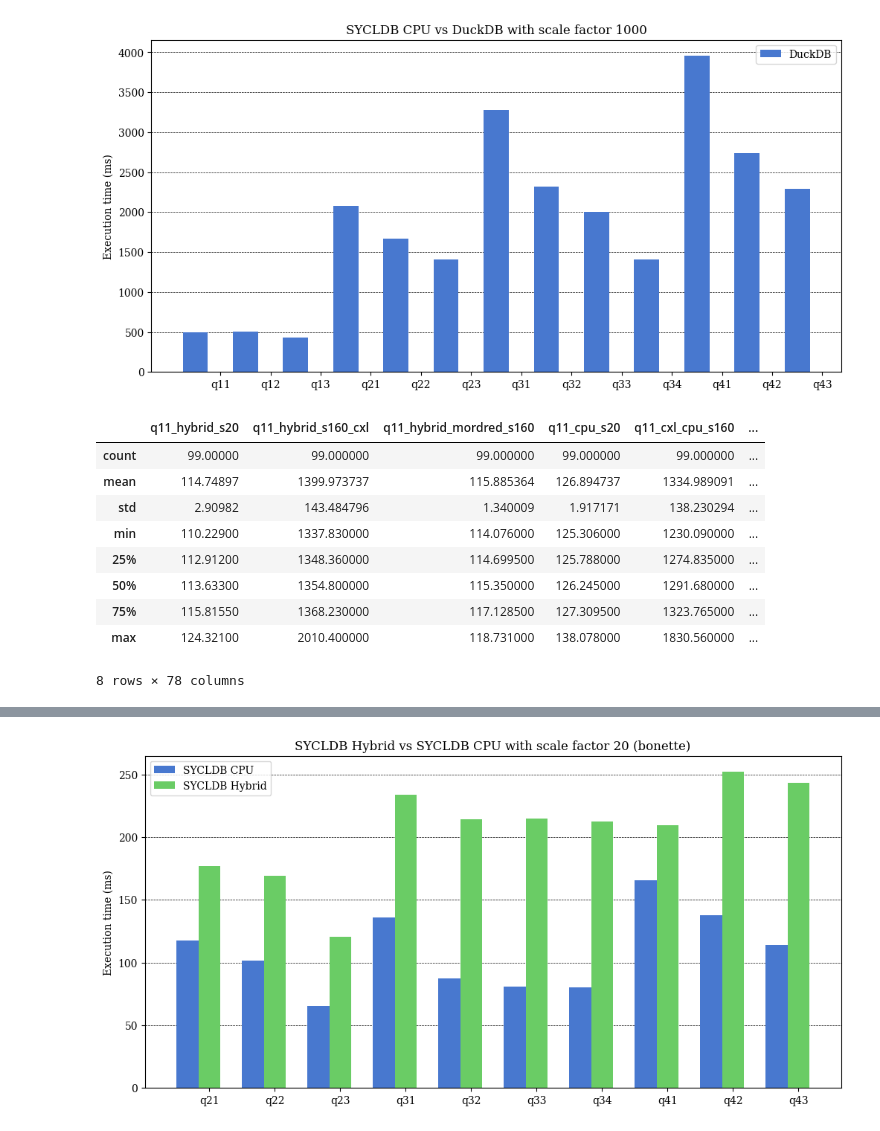
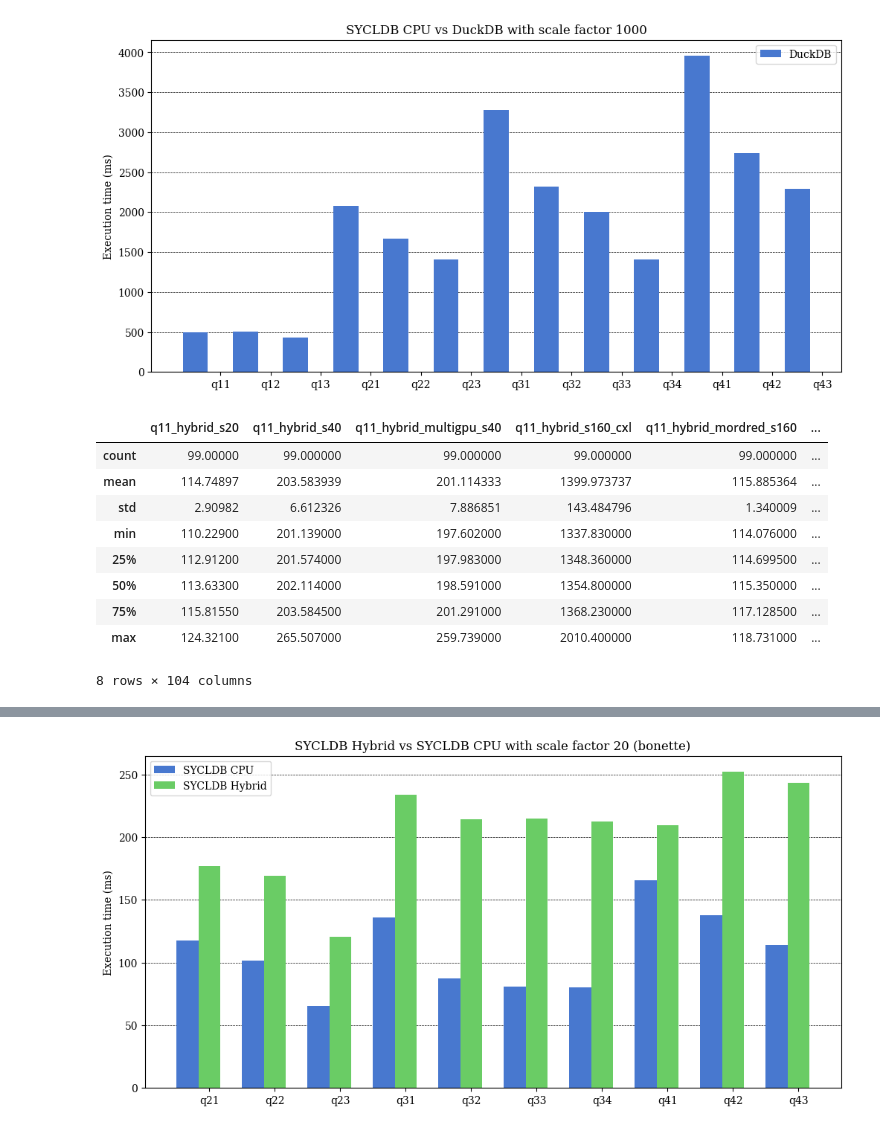
Before and after one commit to Maestro-Zacht/sycldb-calcite-executor, a Jupyter notebook: performances/perf.ipynb, the cells around one changed output, grey strips where cells are left out. Saved outputs shown, nothing was run; the diff lists cells and outputs as text; code cells hidden in the pictures.

```diff
--- a/performances/perf.ipynb
+++ b/performances/perf.ipynb
@@ -600,39 +600,45 @@ plot_data(comparison_cpu, labels_mapping, title='SYCLDB CPU vs DuckDB with scale
 # %%
 hybrid_results = pd.DataFrame()
 
 for q in queries:
     cpu_s20_df = pd.read_csv(f'{q}-performance-cpu-s20.log', header=None, names=['execution_time_ms'])
 
     hybrid_s20_df = pd.read_csv(f'{q}-performance-hybrid-s20.log', header=None, names=['execution_time_ms'])
+    hybrid_s40_df = pd.read_csv(f'{q}-performance-hybrid-s40.log', header=None, names=['execution_time_ms'])
+
+    hybrid_s40_multigpu_df = pd.read_csv(f'{q}-performance-hybrid-multigpu-s40.log', header=None, names=['execution_time_ms'])
 
     hybrid_s160_cxl_df = pd.read_csv(f'{q}-performance-hybrid-cxl-s160.log', header=None, names=['execution_time_ms'])
 
     hybrid_mordred_s160_df = pd.read_csv(f'{q}-mordred-hybrid-s160.log', header=None, names=['execution_time_ms'])
 
     hybrid_results[f'{q}_hybrid_s20'] = hybrid_s20_df['execution_time_ms']
+    hybrid_results[f'{q}_hybrid_s40'] = hybrid_s40_df['execution_time_ms']
+
+    hybrid_results[f'{q}_hybrid_multigpu_s40'] = hybrid_s40_multigpu_df['execution_time_ms']
 
     hybrid_results[f'{q}_hybrid_s160_cxl'] = hybrid_s160_cxl_df['execution_time_ms']
 
     hybrid_results[f'{q}_hybrid_mordred_s160'] = hybrid_mordred_s160_df['execution_time_ms']
 
     hybrid_results[f'{q}_cpu_s20'] = cpu_s20_df['execution_time_ms']
 
     hybrid_results[f'{q}_cxl_cpu_s160'] = cpu_results[f'{q}_cpu_s160']
 
     hybrid_results[f'{q}_mordred_cpu_s160'] = cpu_results[f'{q}_mordred_s160']
 
 hybrid_results[1:].describe()
 # %% [output]
-|  | q11_hybrid_s20 | q11_hybrid_s160_cxl | q11_hybrid_mordred_s160 | q11_cpu_s20 | q11_cxl_cpu_s160 | ... |
+|  | q11_hybrid_s20 | q11_hybrid_s40 | q11_hybrid_multigpu_s40 | q11_hybrid_s160_cxl | q11_hybrid_mordred_s160 | ... |
 | count | 99.00000 | 99.000000 | 99.000000 | 99.000000 | 99.000000 | ... |
-| mean | 114.74897 | 1399.973737 | 115.885364 | 126.894737 | 1334.989091 | ... |
-| std | 2.90982 | 143.484796 | 1.340009 | 1.917171 | 138.230294 | ... |
-| min | 110.22900 | 1337.830000 | 114.076000 | 125.306000 | 1230.090000 | ... |
-| 25% | 112.91200 | 1348.360000 | 114.699500 | 125.788000 | 1274.835000 | ... |
-| 50% | 113.63300 | 1354.800000 | 115.350000 | 126.245000 | 1291.680000 | ... |
-| 75% | 115.81550 | 1368.230000 | 117.128500 | 127.309500 | 1323.765000 | ... |
-| max | 124.32100 | 2010.400000 | 118.731000 | 138.078000 | 1830.560000 | ... |
+| mean | 114.74897 | 203.583939 | 201.114333 | 1399.973737 | 115.885364 | ... |
+| std | 2.90982 | 6.612326 | 7.886851 | 143.484796 | 1.340009 | ... |
+| min | 110.22900 | 201.139000 | 197.602000 | 1337.830000 | 114.076000 | ... |
+| 25% | 112.91200 | 201.574000 | 197.983000 | 1348.360000 | 114.699500 | ... |
+| 50% | 113.63300 | 202.114000 | 198.591000 | 1354.800000 | 115.350000 | ... |
+| 75% | 115.81550 | 203.584500 | 201.291000 | 1368.230000 | 117.128500 | ... |
+| max | 124.32100 | 265.507000 | 259.739000 | 2010.400000 | 118.731000 | ... |
-8 rows × 78 columns
+8 rows × 104 columns
 # %%
 comparison_hybrid = []
 
```
Also changed, not shown: parts of 3 cells of this notebook, 30 other files.
